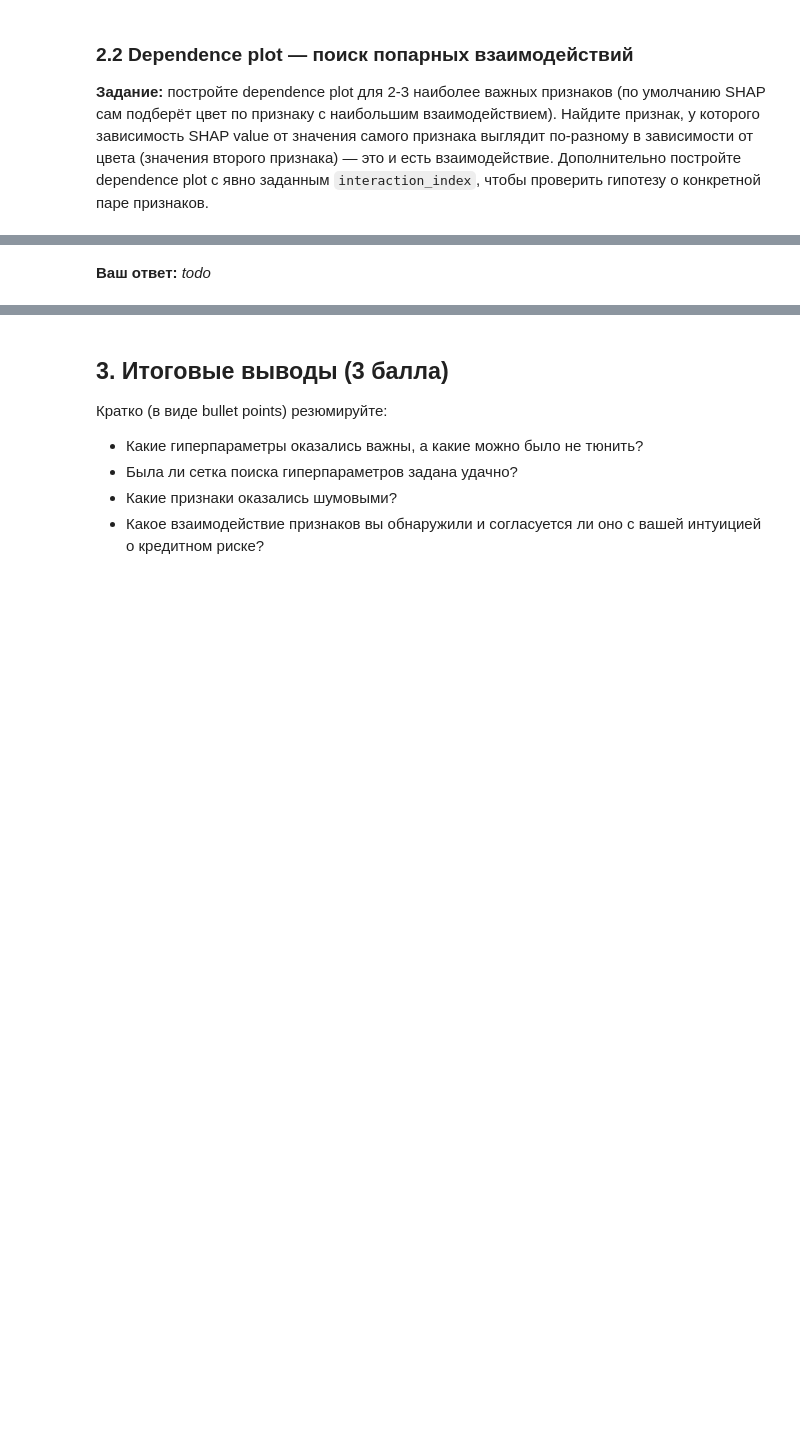
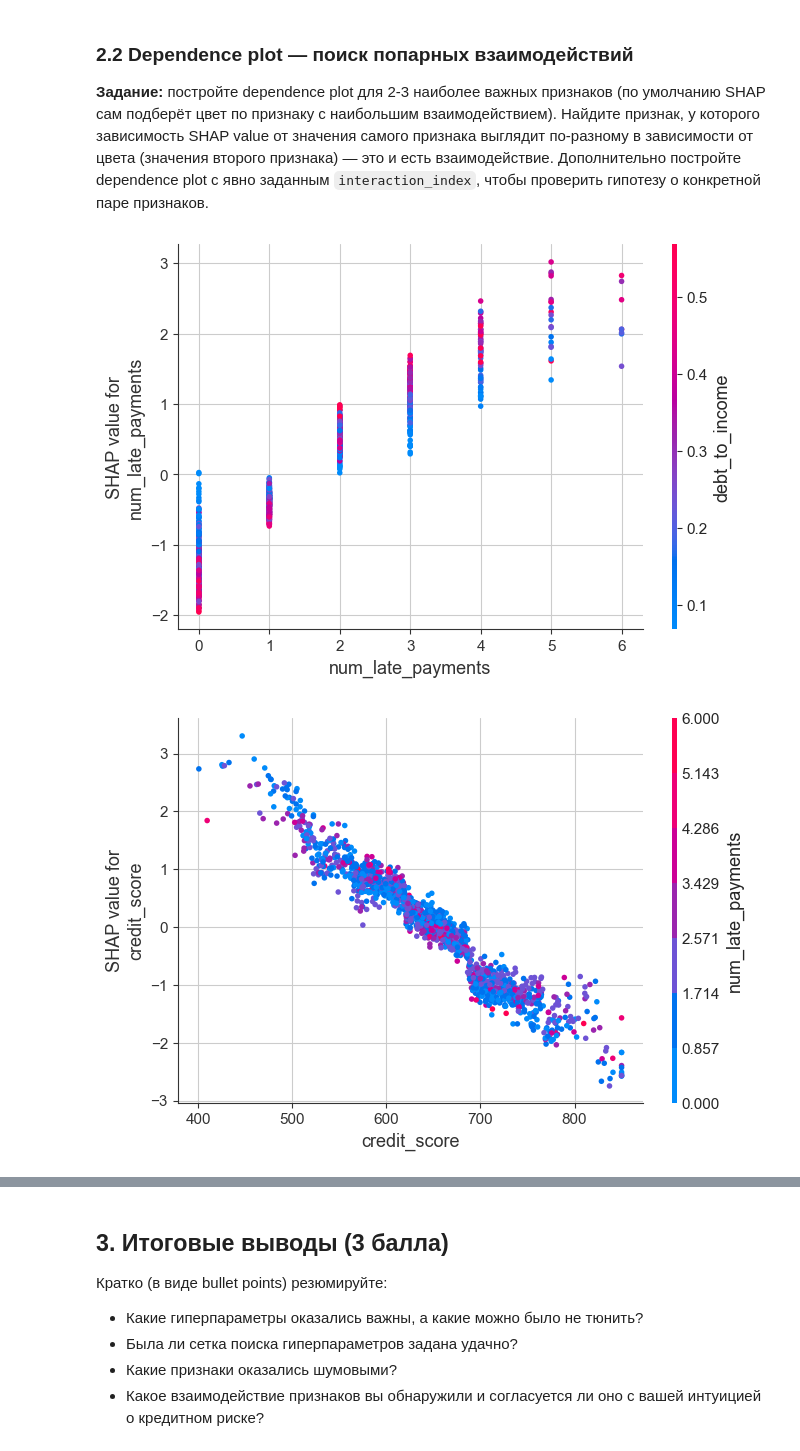
Before and after one commit to OVvvERLORD/tbank_risk_intensive, a Jupyter notebook: tbank_risk_hw4_bartia.ipynb, the cells around one changed output, grey strips where cells are left out. Saved outputs shown, nothing was run; the diff lists cells and outputs as text; code cells hidden in the pictures; blank space fills up the shorter version.

```diff
--- a/tbank_risk_hw4_bartia.ipynb
+++ b/tbank_risk_hw4_bartia.ipynb
@@ -236,6 +228,13 @@ shap.summary_plot(shap_values, X_test, feature_names=feature_cols, show = True,
 # %%
 # TODO: постройте dependence plot для наиболее важного признака (по умолчанию)
 # shap.dependence_plot(..., shap_values, X_test, feature_names=feature_names)
+shap.dependence_plot('num_late_payments', shap_values, X_test, feature_names=feature_names, show = True)
+shap.dependence_plot('credit_score', shap_values, X_test, feature_names=feature_names, show = True)
+shap.dependence_plot('debt_to_income', shap_values, X_test, feature_names=feature_names, show = True)
 
 # TODO: постройте dependence plot с явно заданным interaction_index для проверки конкретной гипотезы
 # shap.dependence_plot(..., shap_values, X_test, feature_names=feature_names, interaction_index=...)
+shap.dependence_plot('num_late_payments', shap_values, X_test, feature_names=feature_names, show = True, interaction_index=4)
+# %% [output]
+[figure, added]
+[figure, added]
@@ -242,2 +242,0 @@ shap.summary_plot(shap_values, X_test, feature_names=feature_cols, show = True,
-# %% [markdown]
-**Ваш ответ:** _todo_
```
Also changed, not shown: parts of 4 cells of this notebook.
